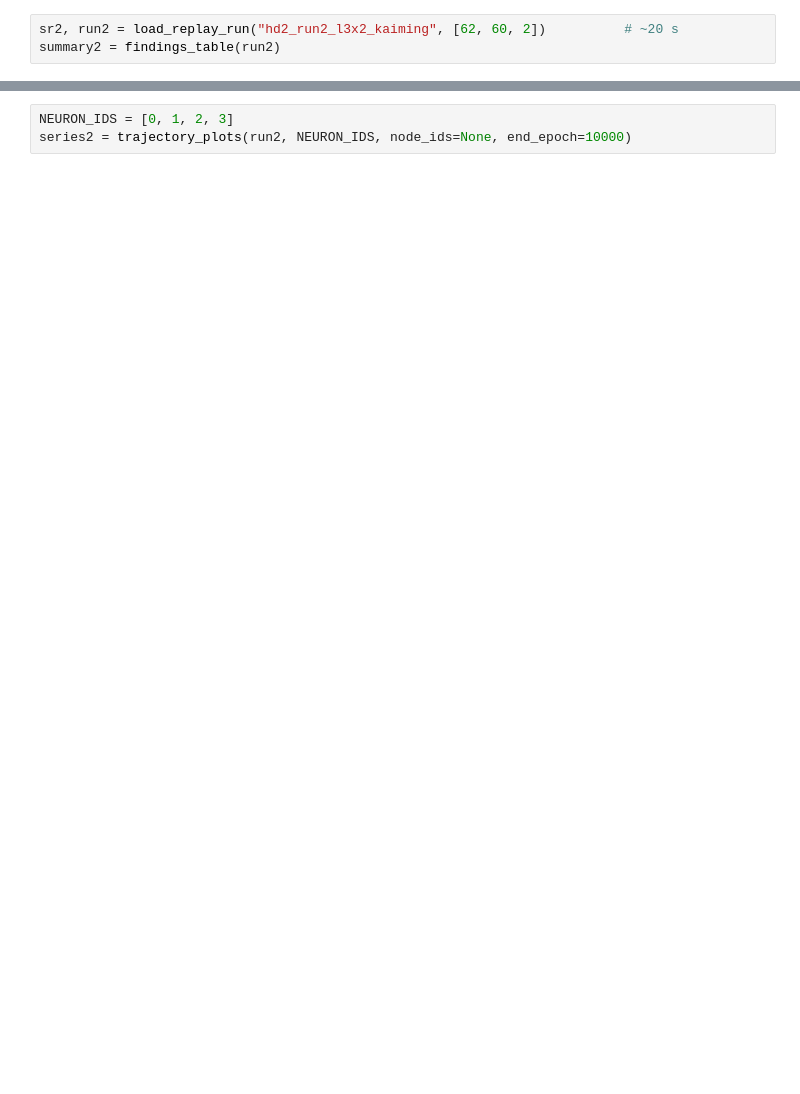
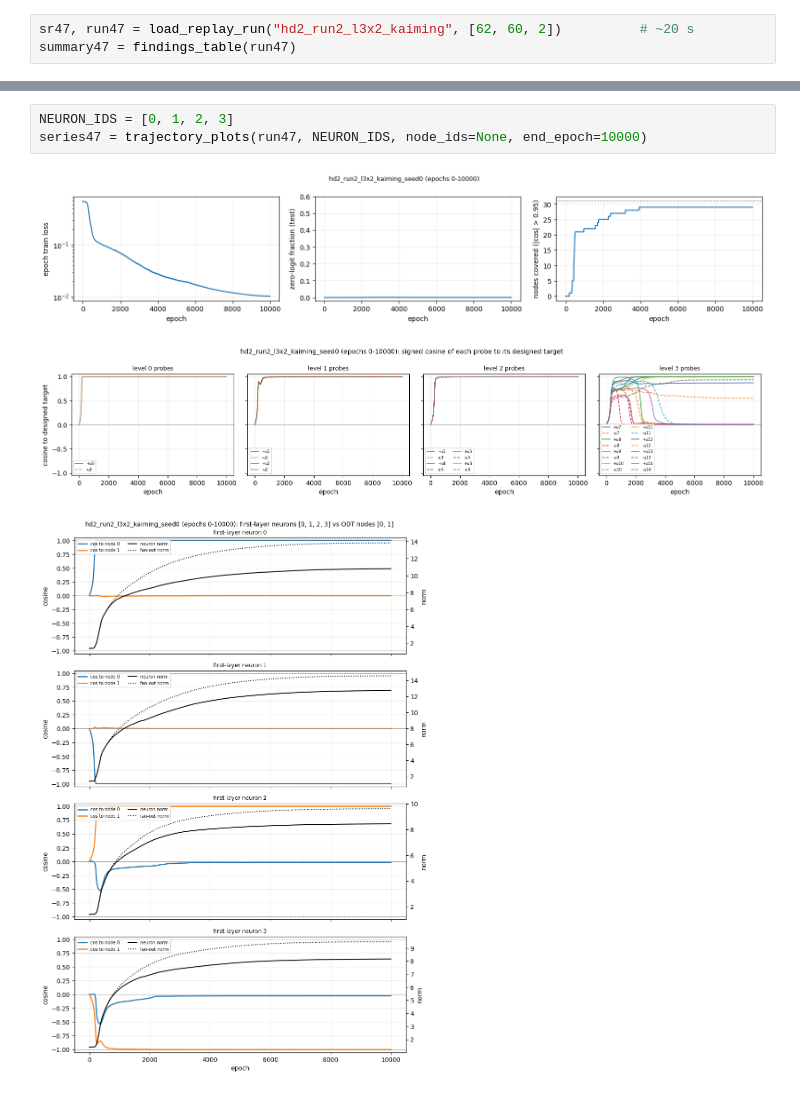
Before and after one commit to HarishGP/layer-lenses, a Jupyter notebook: notebooks/hierarchy_design_runs_2.ipynb, the cells around one changed output, grey strips where cells are left out. Saved outputs shown, nothing was run; the diff lists cells and outputs as text; blank space fills up the shorter version.

```diff
--- a/notebooks/hierarchy_design_runs_2.ipynb
+++ b/notebooks/hierarchy_design_runs_2.ipynb
@@ -178,3 +203,3 @@ table1 = network_view(run1, GRAPH_EPOCH, align_threshold=0.8, edge_threshold=0.0
 # %%
-sr2, run2 = load_replay_run("hd2_run2_l3x2_kaiming", [62, 60, 2])          # ~20 s
-summary2 = findings_table(run2)
+sr47, run47 = load_replay_run("hd2_run2_l3x2_kaiming", [62, 60, 2])          # ~20 s
+summary47 = findings_table(run47)
@@ -181,3 +219,7 @@ summary2 = findings_table(run2)
 # %%
 NEURON_IDS = [0, 1, 2, 3]
-series2 = trajectory_plots(run2, NEURON_IDS, node_ids=None, end_epoch=10000)
+series47 = trajectory_plots(run47, NEURON_IDS, node_ids=None, end_epoch=10000)
+# %% [output]
+[figure, added]
+[figure, added]
+[figure, added]
```
Also changed, not shown: parts of 20 cells of this notebook, 10 other files.
